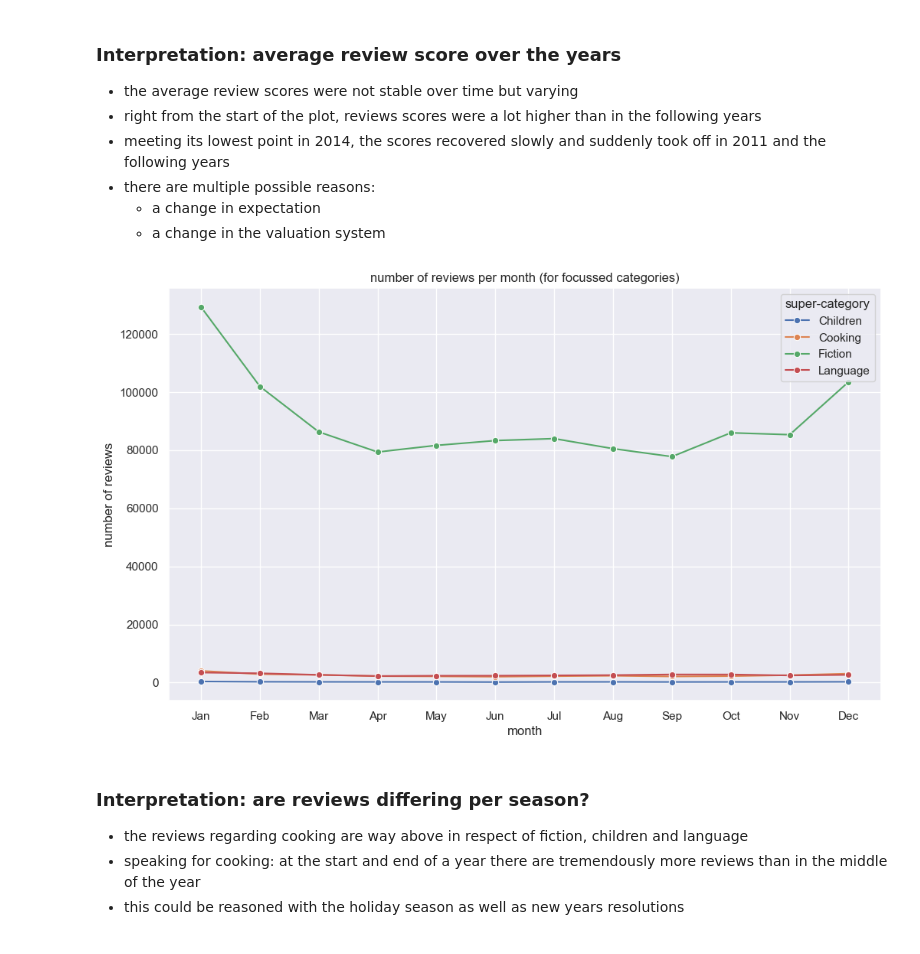
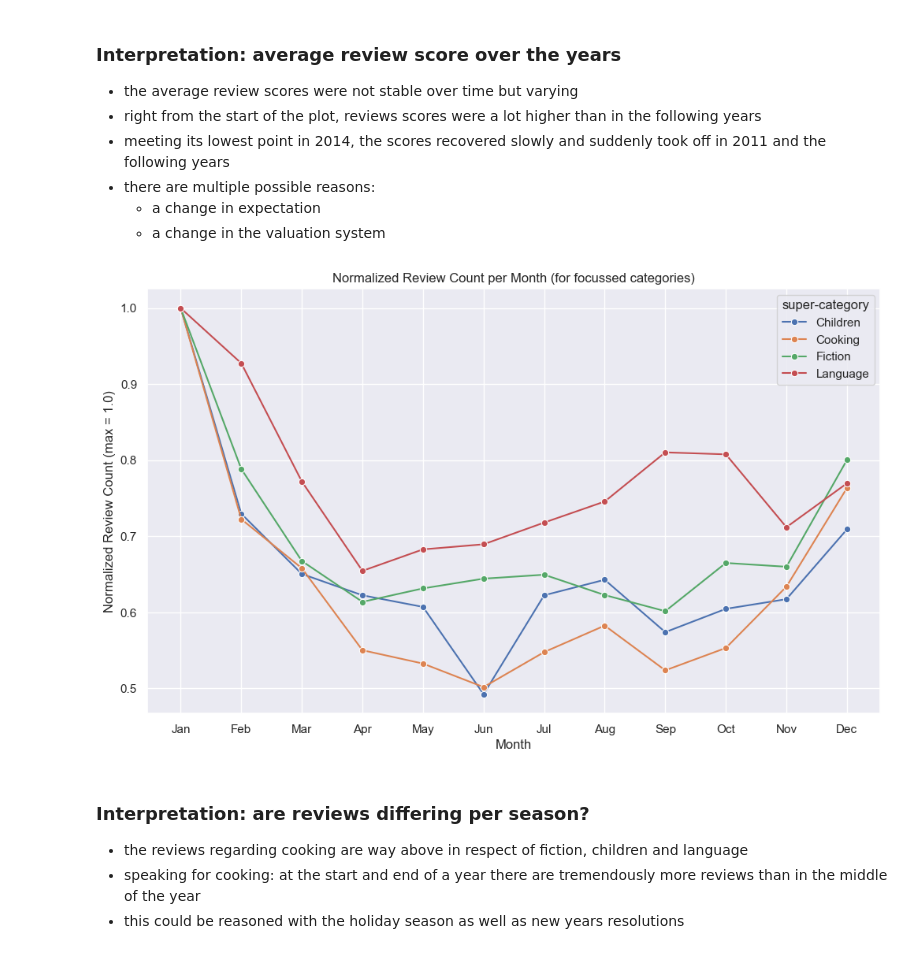
Before and after one commit to JanisEcker/Praxisprojekt1, a Jupyter notebook: DataExploration/DataDescription.ipynb, the cells around one changed output. Saved outputs shown, nothing was run; the diff lists cells and outputs as text; code cells hidden in the pictures.

```diff
--- a/DataExploration/DataDescription.ipynb
+++ b/DataExploration/DataDescription.ipynb
@@ -669,34 +694,40 @@ del df_time_score, avg_score_per_year
 # %%
 # analyzing for seasonal peaks (using the super_category)
 # firstly merge data to combine categories and months
 
 df_merged_seasonal = pd.merge(df2[['Title', 'review_month']],
                               df1[['Title', 'super_category']],
                               on='Title',
                               how='inner')
 
 # count reviews/ month and category
 seasonal_activity = df_merged_seasonal.groupby(['review_month', 'super_category']).size().reset_index(name='review_count')
 
 # focus on interesting categories (adjustable!!!)
 # all_cats = ['American', '(Fictitious', 'Character)', 'Fiction', 'Literature', 'County', 'Language', 'Stories', 'Poetry', 'English', 'Cooking', 'Children', 'African', 'Women', 'Battle']
 focus_cats = ['Cooking', 'Fiction', 'Language', 'Children']
-seasonal_filtered = seasonal_activity[seasonal_activity['super_category'].isin(focus_cats)]
+seasonal_filtered = seasonal_activity[seasonal_activity['super_category'].isin(focus_cats)].copy()
+
+# normalizing
+seasonal_filtered['max_review_count'] = seasonal_filtered.groupby('super_category')['review_count'].transform('max')
+seasonal_filtered['normalized_review_count'] = seasonal_filtered['review_count'] / seasonal_filtered['max_review_count']
+
 
 plt.figure(figsize=(12, 7))
-sns.lineplot(x='review_month', y='review_count', hue='super_category', data=seasonal_filtered, marker='o')
-plt.title('number of reviews per month (for focussed categories)')
-plt.xlabel('month')
-plt.ylabel('number of reviews')
+sns.lineplot(x='review_month', y='normalized_review_count', hue='super_category', data=seasonal_filtered, marker='o')
+
+plt.title('Normalized Review Count per Month (for focussed categories)')
+plt.xlabel('Month')
+plt.ylabel('Normalized Review Count (max = 1.0)')
 plt.xticks(range(1, 13), ['Jan', 'Feb', 'Mar', 'Apr', 'May', 'Jun', 'Jul', 'Aug', 'Sep', 'Oct', 'Nov', 'Dec'])
 plt.legend(title='super-category')
 plt.grid(True)
 plt.show()
 
 # free up memory
 del df_merged_seasonal, seasonal_activity, seasonal_filtered
 # %% [output]
-[figure, old version]
+[figure, new version]
 # %% [markdown]
 ### Interpretation: are reviews differing per season?
 * the reviews regarding cooking are way above in respect of fiction, children and language
```
Also changed, not shown: parts of 4 cells of this notebook, 2 other files.
